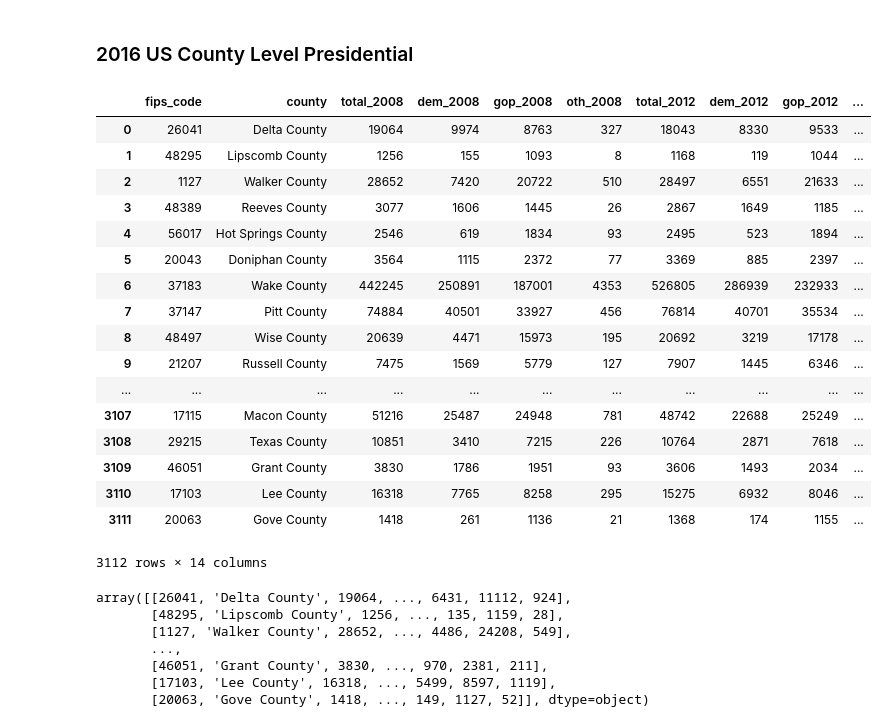
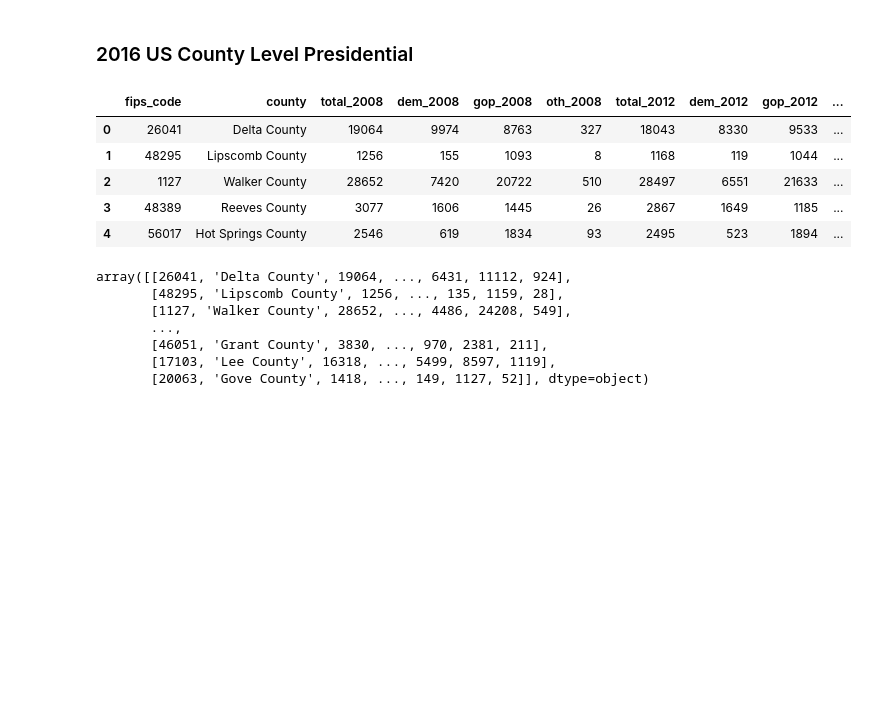
Before and after one commit to raghvendra98/US-Country-Level-Presidential-Result, a Jupyter notebook: us_dataset.ipynb, the cells around one changed output. Cells and saved outputs as stored; diff of their text form; code cells hidden in the pictures; blank space fills up the shorter version.

```diff
--- a/us_dataset.ipynb
+++ b/us_dataset.ipynb
@@ -13,26 +13,14 @@ from mpl_toolkits.mplot3d import Axes3D
 df1 = pd.read_csv("2008_2016_US_County_Level_Presidential_Results.csv")
 df2 = pd.read_csv("2020_US_County_Level_Presidential_Results.csv")
 # %%
-df1
+df1.head()
 # %% [output]
 |  | fips_code | county | total_2008 | dem_2008 | gop_2008 | oth_2008 | total_2012 | dem_2012 | gop_2012 | ... |
 | 0 | 26041 | Delta County | 19064 | 9974 | 8763 | 327 | 18043 | 8330 | 9533 | ... |
 | 1 | 48295 | Lipscomb County | 1256 | 155 | 1093 | 8 | 1168 | 119 | 1044 | ... |
 | 2 | 1127 | Walker County | 28652 | 7420 | 20722 | 510 | 28497 | 6551 | 21633 | ... |
 | 3 | 48389 | Reeves County | 3077 | 1606 | 1445 | 26 | 2867 | 1649 | 1185 | ... |
 | 4 | 56017 | Hot Springs County | 2546 | 619 | 1834 | 93 | 2495 | 523 | 1894 | ... |
-| 5 | 20043 | Doniphan County | 3564 | 1115 | 2372 | 77 | 3369 | 885 | 2397 | ... |
-| 6 | 37183 | Wake County | 442245 | 250891 | 187001 | 4353 | 526805 | 286939 | 232933 | ... |
-| 7 | 37147 | Pitt County | 74884 | 40501 | 33927 | 456 | 76814 | 40701 | 35534 | ... |
-| 8 | 48497 | Wise County | 20639 | 4471 | 15973 | 195 | 20692 | 3219 | 17178 | ... |
-| 9 | 21207 | Russell County | 7475 | 1569 | 5779 | 127 | 7907 | 1445 | 6346 | ... |
-| ... | ... | ... | ... | ... | ... | ... | ... | ... | ... | ... |
-| 3107 | 17115 | Macon County | 51216 | 25487 | 24948 | 781 | 48742 | 22688 | 25249 | ... |
-| 3108 | 29215 | Texas County | 10851 | 3410 | 7215 | 226 | 10764 | 2871 | 7618 | ... |
-| 3109 | 46051 | Grant County | 3830 | 1786 | 1951 | 93 | 3606 | 1493 | 2034 | ... |
-| 3110 | 17103 | Lee County | 16318 | 7765 | 8258 | 295 | 15275 | 6932 | 8046 | ... |
-| 3111 | 20063 | Gove County | 1418 | 261 | 1136 | 21 | 1368 | 174 | 1155 | ... |
-3112 rows × 14 columns
 # %%
 us_data_2008 = df1
 data_2008 = us_data_2008.values
```
Also changed, not shown: 7 other files.
